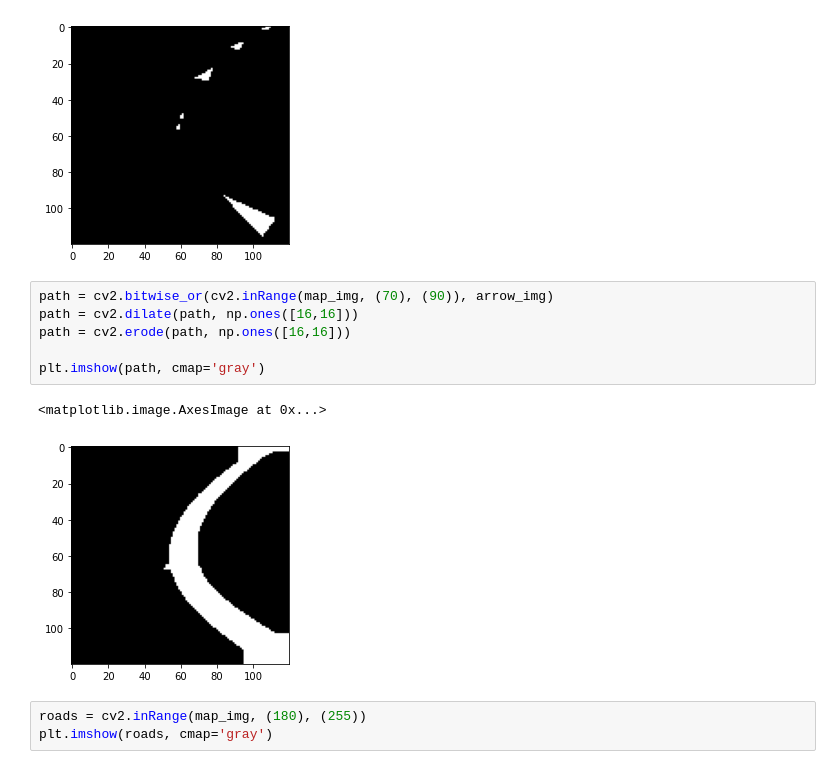
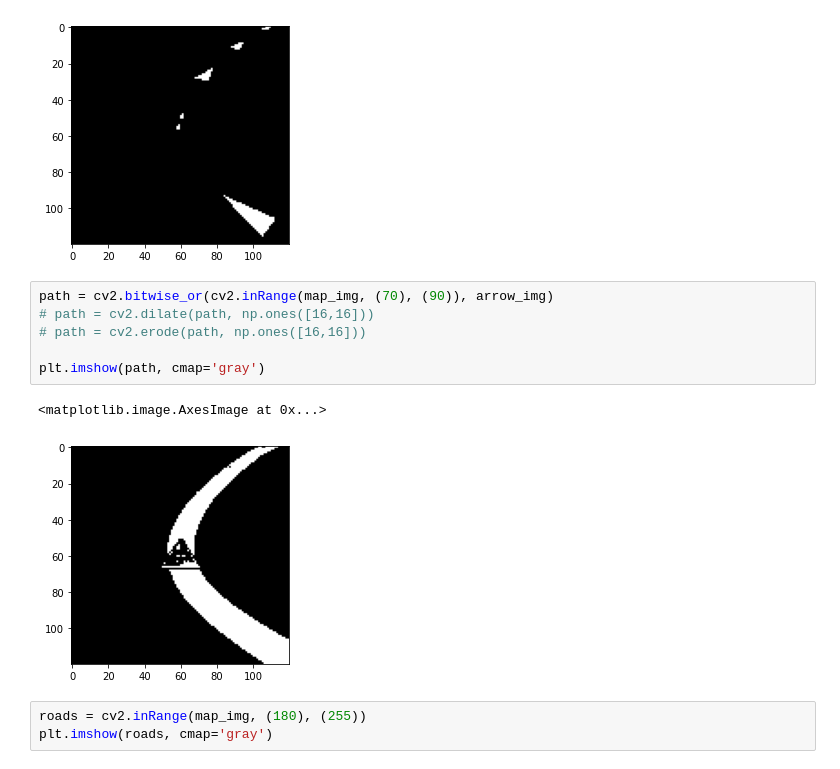
Before and after one commit to evopen/auto-ets2, a Jupyter notebook: scripts/crop_map.ipynb, the cells around one changed output. Drawn from its saved outputs; the diff is of its cells as text.

```diff
--- a/scripts/crop_map.ipynb
+++ b/scripts/crop_map.ipynb
@@ -44,13 +44,13 @@ plt.imshow(arrow_img, cmap='gray')
 [figure]
 # %%
 path = cv2.bitwise_or(cv2.inRange(map_img, (70), (90)), arrow_img)
-path = cv2.dilate(path, np.ones([16,16]))
-path = cv2.erode(path, np.ones([16,16]))
+# path = cv2.dilate(path, np.ones([16,16]))
+# path = cv2.erode(path, np.ones([16,16]))
 
 plt.imshow(path, cmap='gray')
 # %% [output]
 <matplotlib.image.AxesImage at 0x...>
-[figure, old version]
+[figure, new version]
 # %%
 roads = cv2.inRange(map_img, (180), (255))
 plt.imshow(roads, cmap='gray')
```
Also changed, not shown: 1 other file.
